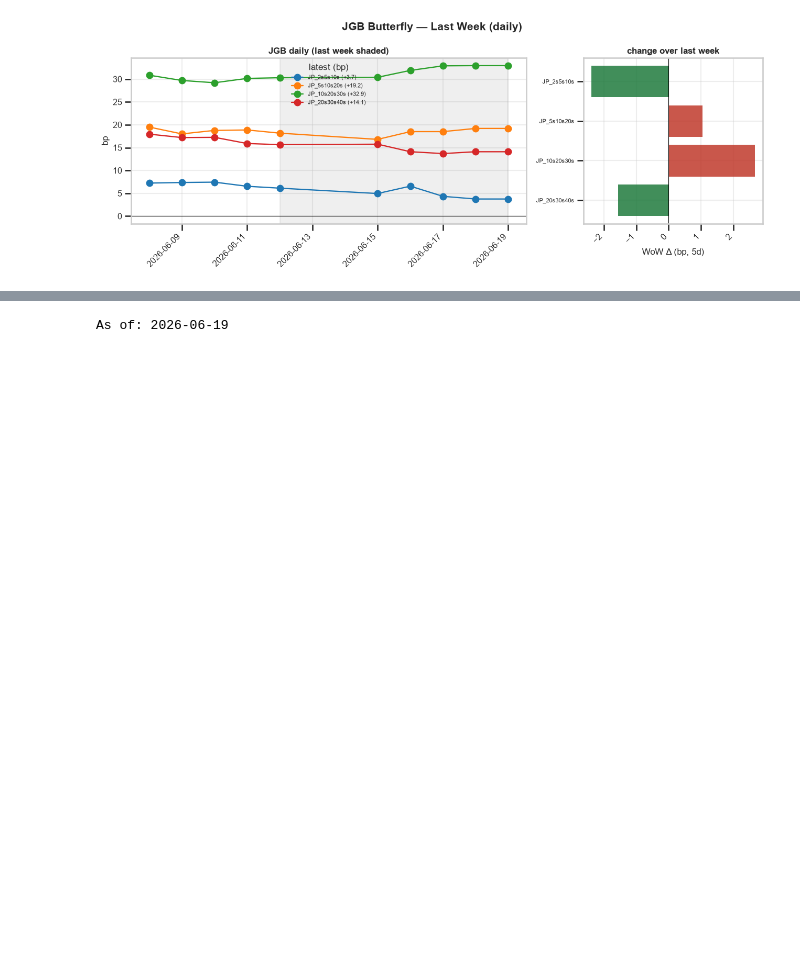
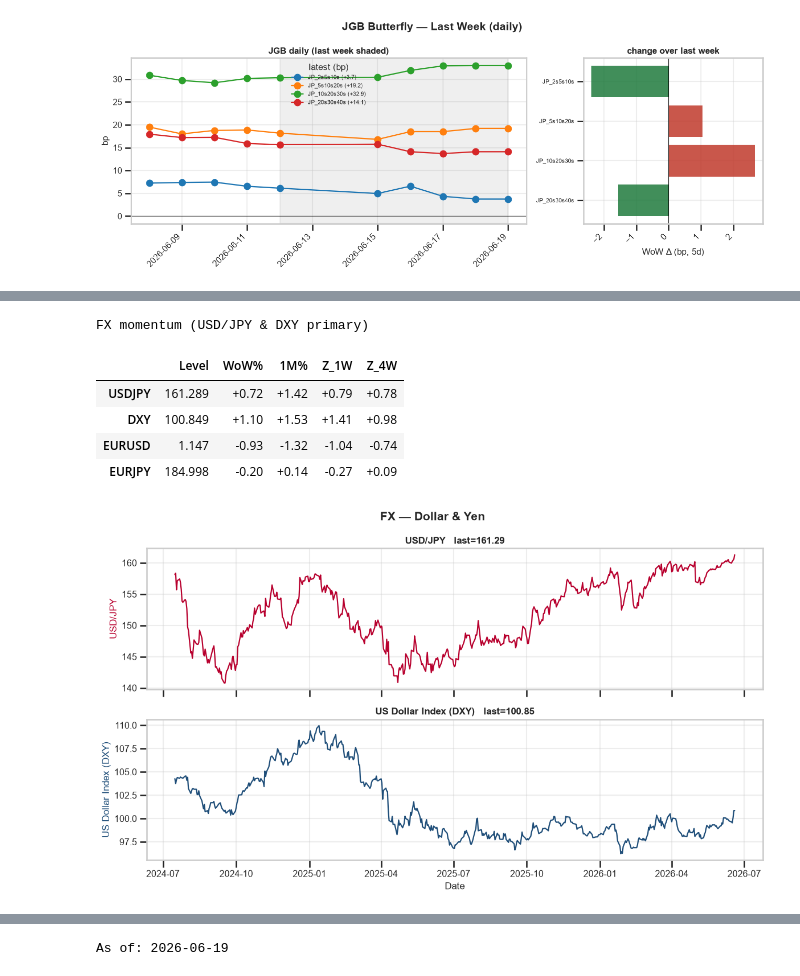
Before and after one commit to kfujie/macro_watch, a Jupyter notebook: macro_watch/weekly_report.ipynb, the cells around one changed output, grey strips where cells are left out. Saved outputs shown, nothing was run; the diff lists cells and outputs as text; code cells hidden in the pictures; blank space fills up the shorter version.

```diff
--- a/macro_watch/weekly_report.ipynb
+++ b/macro_watch/weekly_report.ipynb
@@ -289,0 +297,16 @@ JP butterfly daily — last week (bp, belly cheap = +)
+# %%
+fxfmt = {"Level": "{:,.3f}", "WoW%": "{:+.2f}", "1M%": "{:+.2f}", "Z_1W": "{:+.2f}", "Z_4W": "{:+.2f}"}
+display(
+    analytics.fx_snapshot(panel).style.format(fxfmt)
+    .background_gradient(subset=["Z_1W", "Z_4W"], cmap="RdBu_r", vmin=-3, vmax=3)
+    .set_caption("FX momentum (USD/JPY & DXY primary)")
+)
+_ = visualizer.plot_fx_overview(panel)
+# %% [output]
+FX momentum (USD/JPY & DXY primary)
+|  | Level | WoW% | 1M% | Z_1W | Z_4W |
+| USDJPY | 161.289 | +0.72 | +1.42 | +0.79 | +0.78 |
+| DXY | 100.849 | +1.10 | +1.53 | +1.41 | +0.98 |
+| EURUSD | 1.147 | -0.93 | -1.32 | -1.04 | -0.74 |
+| EURJPY | 184.998 | -0.20 | +0.14 | -0.27 | +0.09 |
+[figure, added]
```
Also changed, not shown: parts of 8 cells of this notebook, 5 other files.
